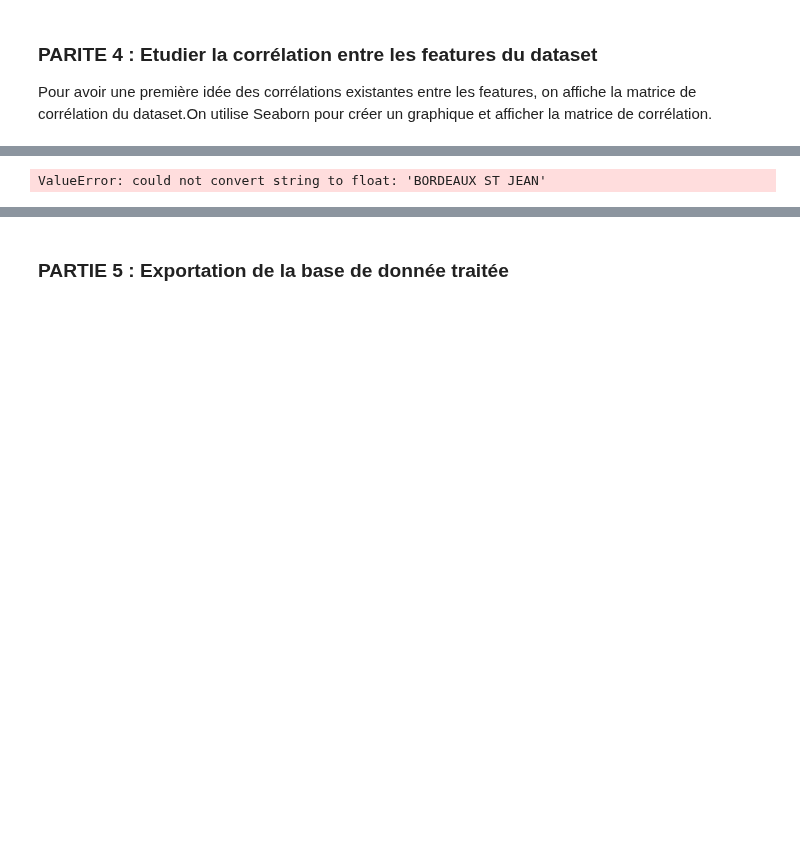
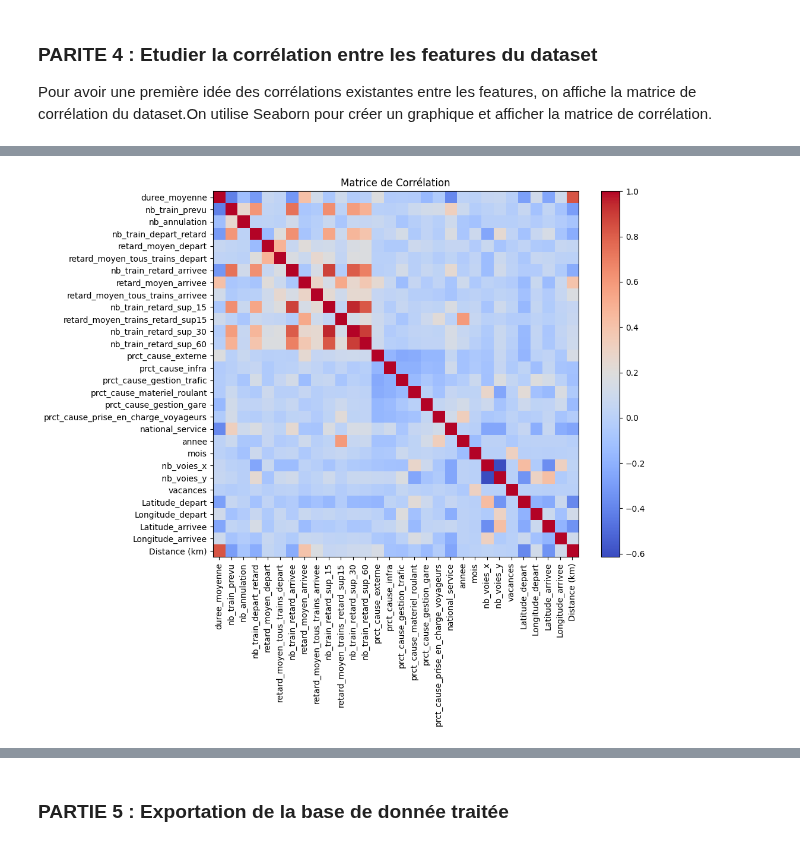
Before and after one commit to MatteoGentili/Apprentissage_Automatique_Project, a Jupyter notebook: Python_files/explo_traitement_data.ipynb, the cells around one changed output, grey strips where cells are left out. Drawn from its saved outputs; the diff is of its cells as text; code cells hidden in the pictures; blank space fills up the shorter version.

```diff
--- a/Python_files/explo_traitement_data.ipynb
+++ b/Python_files/explo_traitement_data.ipynb
@@ -318,3 +170,6 @@ merged_data['Distance (km)'] = merged_data['Distance (km)'].combine_first(merged
+# %%
+merged_data.drop('gare_depart', axis=1, inplace=True)
+merged_data.drop('gare_arrivee', axis=1, inplace=True)
 # %% [markdown]
 ### PARITE 4 : Etudier la corrélation entre les features du dataset
 Pour avoir une première idée des corrélations existantes entre les features, on affiche la matrice de corrélation du dataset.On utilise Seaborn pour créer un graphique et afficher la matrice de corrélation.
@@ -321,8 +192,12 @@ Pour avoir une première idée des corrélations existantes entre les features,
 # %%
-correlation_matrix = df_clean.corr()
+correlation_matrix = merged_data.corr()
+
 plt.figure(figsize=(10, 8))
-
+plt.imshow(correlation_matrix, cmap='coolwarm', interpolation='none')
+plt.colorbar()
+plt.xticks(range(len(correlation_matrix.columns)), correlation_matrix.columns, rotation=90)
+plt.yticks(range(len(correlation_matrix.columns)), correlation_matrix.columns)
 plt.title('Matrice de Corrélation')
 plt.show()
 # %% [output]
-ValueError: could not convert string to float: 'BORDEAUX ST JEAN'
+[figure, added]
```
Also changed, not shown: parts of 12 cells of this notebook.
